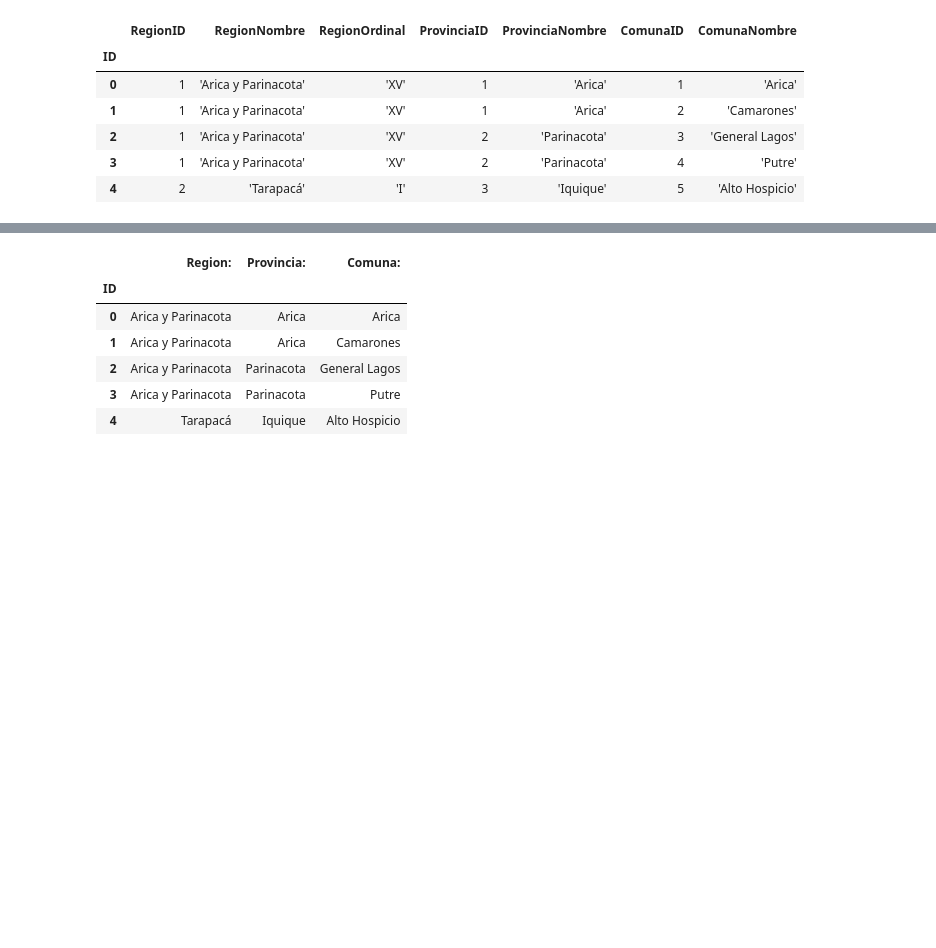
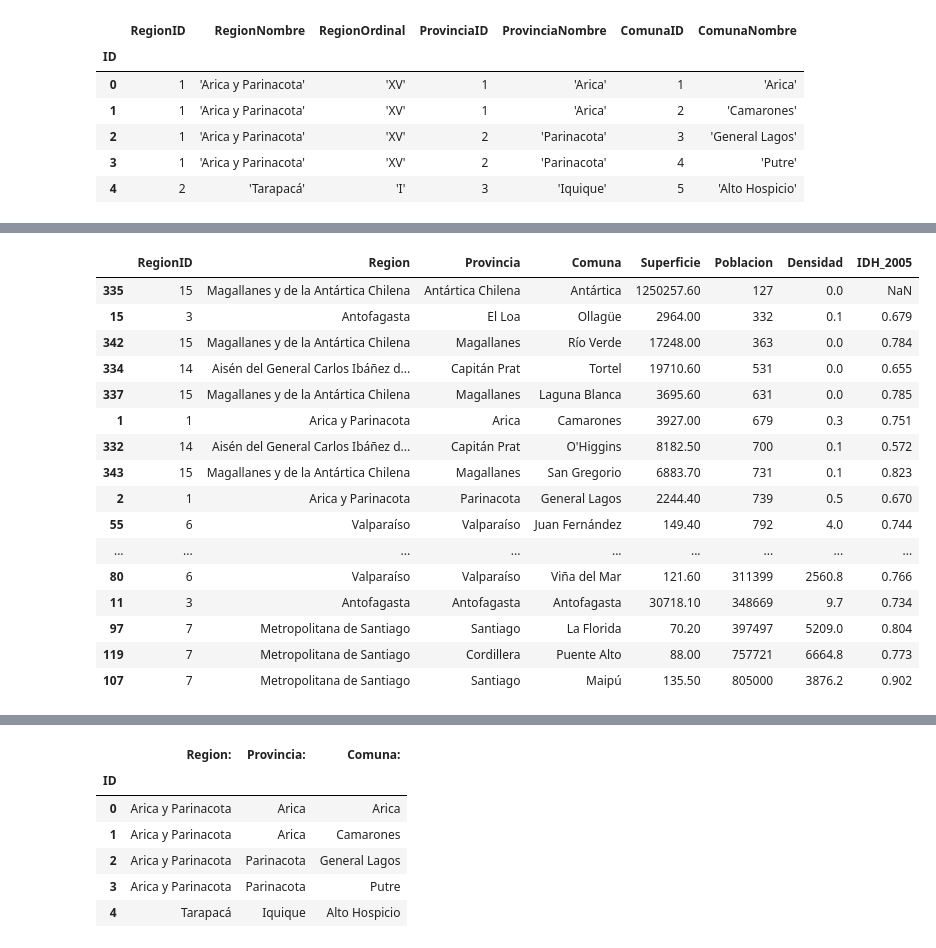
Before and after one commit to pucdata/pythonclub, a Jupyter notebook: sessions/07-pandas/01 - Pandas tutorial.ipynb, the cells around one changed output, grey strips where cells are left out. Cells and saved outputs as stored; diff of their text form; code cells hidden in the pictures; blank space fills up the shorter version.

```diff
--- a/sessions/07-pandas/01 - Pandas tutorial.ipynb
+++ b/sessions/07-pandas/01 - Pandas tutorial.ipynb
@@ -283,0 +300,20 @@ regiones_provincias_comunas.to_csv('chile_demographic_data.csv', index=False)
+# %%
+data.sort_values('Poblacion')
+# %% [output]
+|  | RegionID | Region | Provincia | Comuna | Superficie | Poblacion | Densidad | IDH_2005 |
+| 335 | 15 | Magallanes y de la Antártica Chilena | Antártica Chilena | Antártica | 1250257.60 | 127 | 0.0 | NaN |
+| 15 | 3 | Antofagasta | El Loa | Ollagüe | 2964.00 | 332 | 0.1 | 0.679 |
+| 342 | 15 | Magallanes y de la Antártica Chilena | Magallanes | Río Verde | 17248.00 | 363 | 0.0 | 0.784 |
+| 334 | 14 | Aisén del General Carlos Ibáñez d... | Capitán Prat | Tortel | 19710.60 | 531 | 0.0 | 0.655 |
+| 337 | 15 | Magallanes y de la Antártica Chilena | Magallanes | Laguna Blanca | 3695.60 | 631 | 0.0 | 0.785 |
+| 1 | 1 | Arica y Parinacota | Arica | Camarones | 3927.00 | 679 | 0.3 | 0.751 |
+| 332 | 14 | Aisén del General Carlos Ibáñez d... | Capitán Prat | O'Higgins | 8182.50 | 700 | 0.1 | 0.572 |
+| 343 | 15 | Magallanes y de la Antártica Chilena | Magallanes | San Gregorio | 6883.70 | 731 | 0.1 | 0.823 |
+| 2 | 1 | Arica y Parinacota | Parinacota | General Lagos | 2244.40 | 739 | 0.5 | 0.670 |
+| 55 | 6 | Valparaíso | Valparaíso | Juan Fernández | 149.40 | 792 | 4.0 | 0.744 |
+| ... | ... | ... | ... | ... | ... | ... | ... | ... |
+| 80 | 6 | Valparaíso | Valparaíso | Viña del Mar | 121.60 | 311399 | 2560.8 | 0.766 |
+| 11 | 3 | Antofagasta | Antofagasta | Antofagasta | 30718.10 | 348669 | 9.7 | 0.734 |
+| 97 | 7 | Metropolitana de Santiago | Santiago | La Florida | 70.20 | 397497 | 5209.0 | 0.804 |
+| 119 | 7 | Metropolitana de Santiago | Cordillera | Puente Alto | 88.00 | 757721 | 6664.8 | 0.773 |
+| 107 | 7 | Metropolitana de Santiago | Santiago | Maipú | 135.50 | 805000 | 3876.2 | 0.902 |
```
Also changed, not shown: parts of 34 cells of this notebook, 2 other files.
